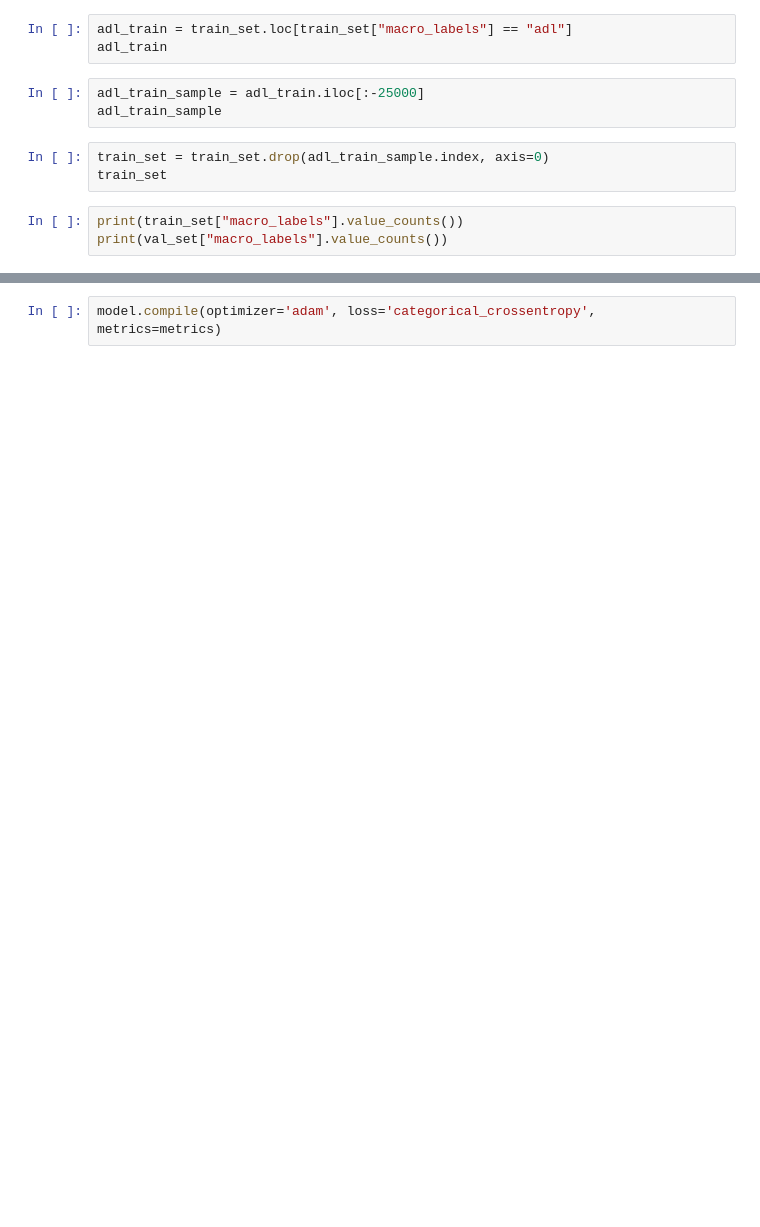
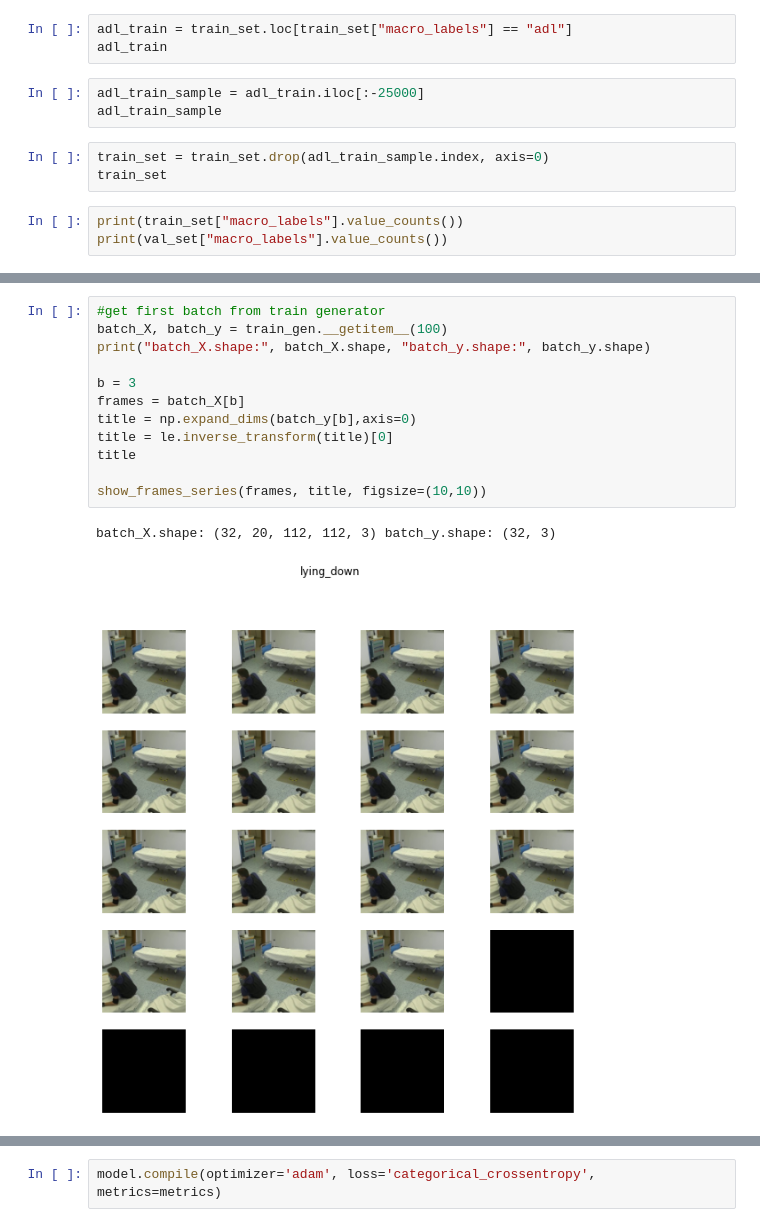
Before and after one commit to Andrea-Apicella/MED_Fall, a Jupyter notebook: vision/3D CNN.ipynb, the cells around one changed output, grey strips where cells are left out. Drawn from its saved outputs; the diff is of its cells as text; blank space fills up the shorter version.

```diff
--- a/vision/3D CNN.ipynb
+++ b/vision/3D CNN.ipynb
@@ -201,0 +276,15 @@ See the caveats in the documentation: https://pandas.pydata.org/pandas-docs/stab
+# %%
+#get first batch from train generator
+batch_X, batch_y = train_gen.__getitem__(100)
+print("batch_X.shape:", batch_X.shape, "batch_y.shape:", batch_y.shape)
+
+b = 3
+frames = batch_X[b]
+title = np.expand_dims(batch_y[b],axis=0)
+title = le.inverse_transform(title)[0]
+title
+
+show_frames_series(frames, title, figsize=(10,10))
+# %% [output]
+batch_X.shape: (32, 20, 112, 112, 3) batch_y.shape: (32, 3)
+[figure, added]
```
Also changed, not shown: parts of 52 cells of this notebook, 2 other files.
